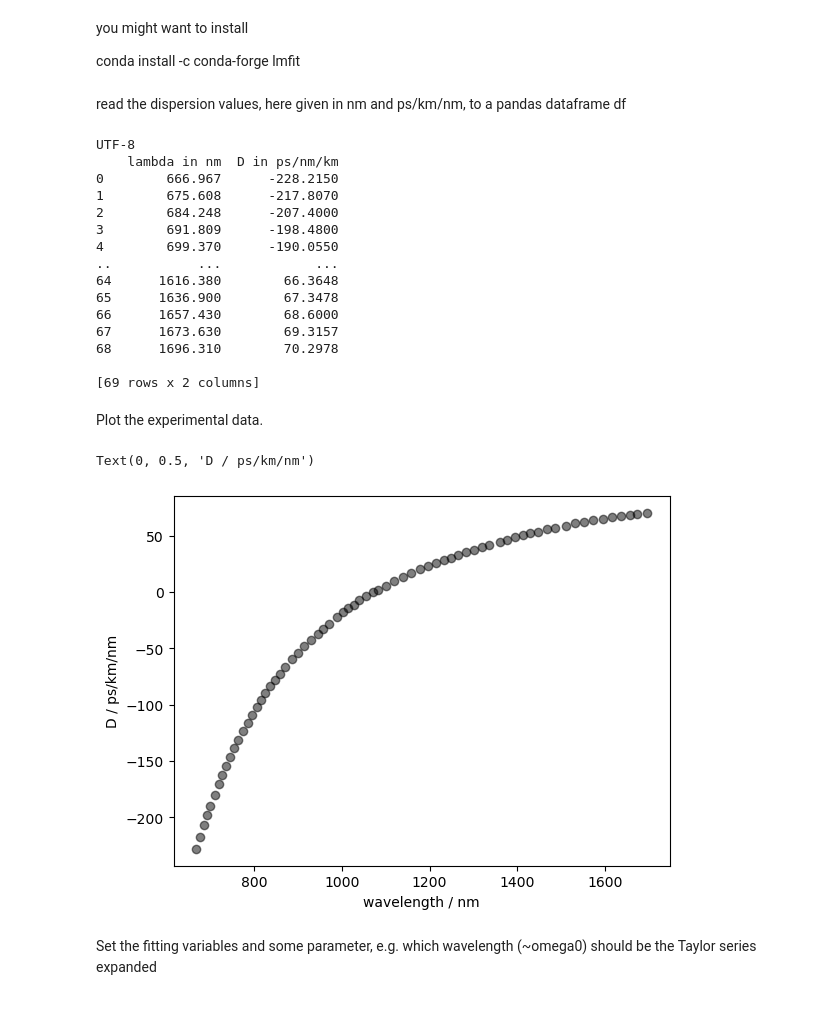
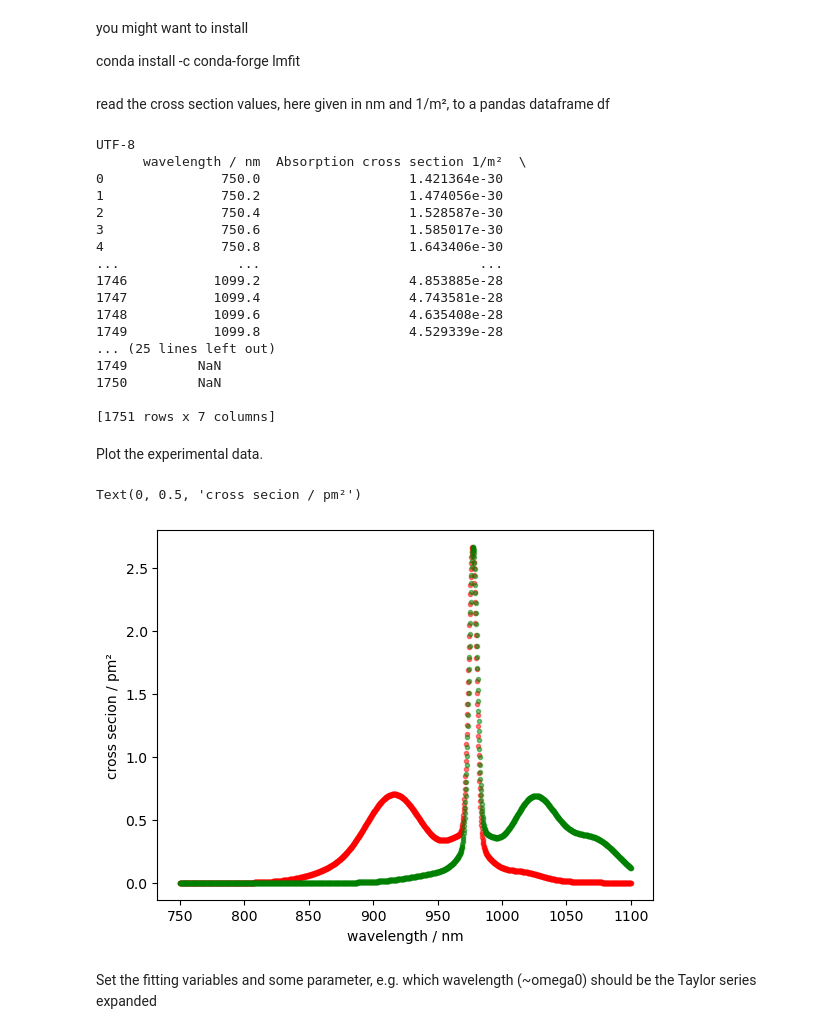
Before and after one commit to TomFD/fiberdesk-pytools, a Jupyter notebook: fitting cross secion data.ipynb, the cells around one changed output. Saved outputs shown, nothing was run; the diff lists cells and outputs as text; code cells hidden in the pictures.

```diff
--- a/fitting cross secion data.ipynb
+++ b/fitting cross secion data.ipynb
@@ -13,9 +13,9 @@ import matplotlib.pyplot as plt
 
 from lmfit import Model, Parameters
 # %% [markdown]
-read the dispersion values, here given in nm and ps/km/nm, to a pandas dataframe df
+read the cross section values, here given in nm and 1/m², to a pandas dataframe df
 # %%
-name = 'dispersion.csv'
+name = 'cross_section_Yb.csv'
 
 _encoding = "utf-8"
 with open(name) as _file:
@@ -26,35 +26,39 @@ df = pd.read_csv(name, encoding = _encoding, delimiter=";", decimal=",")
 print (df)
 # %% [output]
 UTF-8
-    lambda in nm  D in ps/nm/km
-0        666.967      -228.2150
-1        675.608      -217.8070
-2        684.248      -207.4000
-3        691.809      -198.4800
-4        699.370      -190.0550
-..           ...            ...
-64      1616.380        66.3648
-65      1636.900        67.3478
-66      1657.430        68.6000
-67      1673.630        69.3157
-68      1696.310        70.2978
+      wavelength / nm  Absorption cross section 1/m²  \
+0               750.0                   1.421364e-30
+1               750.2                   1.474056e-30
+2               750.4                   1.528587e-30
+3               750.6                   1.585017e-30
+4               750.8                   1.643406e-30
+...               ...                            ...
+1746           1099.2                   4.853885e-28
+1747           1099.4                   4.743581e-28
+1748           1099.6                   4.635408e-28
+1749           1099.8                   4.529339e-28
+... (25 lines left out)
+1749         NaN
+1750         NaN
 
-[69 rows x 2 columns]
+[1751 rows x 7 columns]
 # %% [markdown]
 Plot the experimental data.
 # %%
 disp = df.to_numpy()
 
 wavelength_values = disp[:,0]*1e-9
-dispersion_values = disp[:,1]
+abs_cs_values = disp[:,1]*1e24
+em_cs_values = disp[:,2]*1e24
 
 fig0 = plt.figure()
 ax0 = fig0.add_subplot(111)
-ax0.plot(wavelength_values*1e9,dispersion_values,'o',color='black',alpha=0.5)
+ax0.plot(wavelength_values*1e9,abs_cs_values,'.',color='red',alpha=0.5)
+ax0.plot(wavelength_values*1e9,em_cs_values,'.',color='green',alpha=0.5)
 ax0.set_xlabel('wavelength / nm')
-ax0.set_ylabel('D / ps/km/nm')
+ax0.set_ylabel('cross secion / pm²')
 # %% [output]
-Text(0, 0.5, 'D / ps/km/nm')
+Text(0, 0.5, 'cross secion / pm²')
-[figure, old version]
+[figure, new version]
 # %% [markdown]
 Set the fitting variables and some parameter, e.g. which wavelength (~omega0) should be the Taylor series expanded
```
Also changed, not shown: parts of 4 cells of this notebook, 1 other file.
